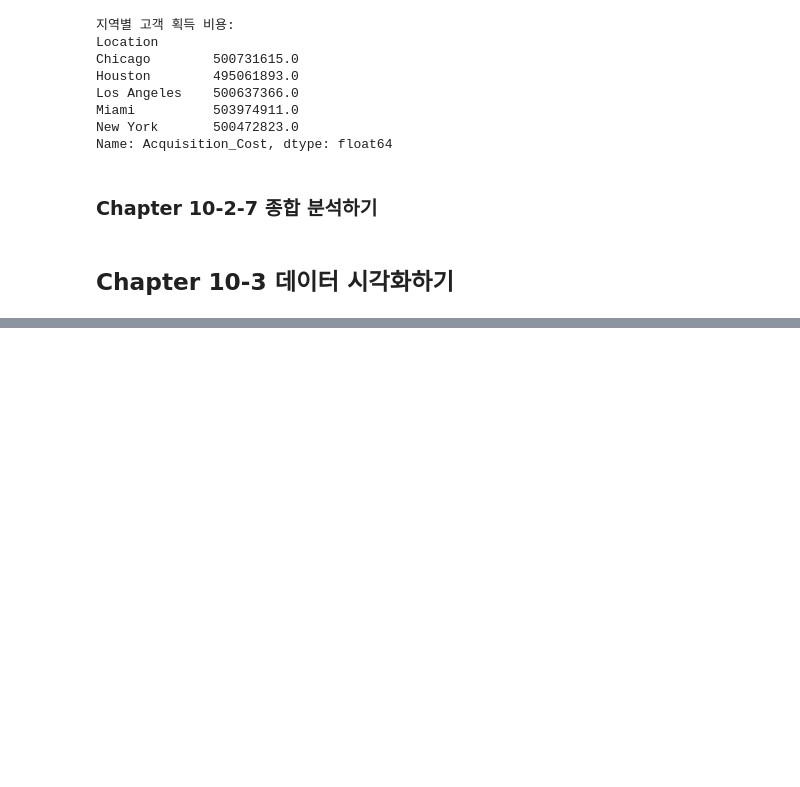
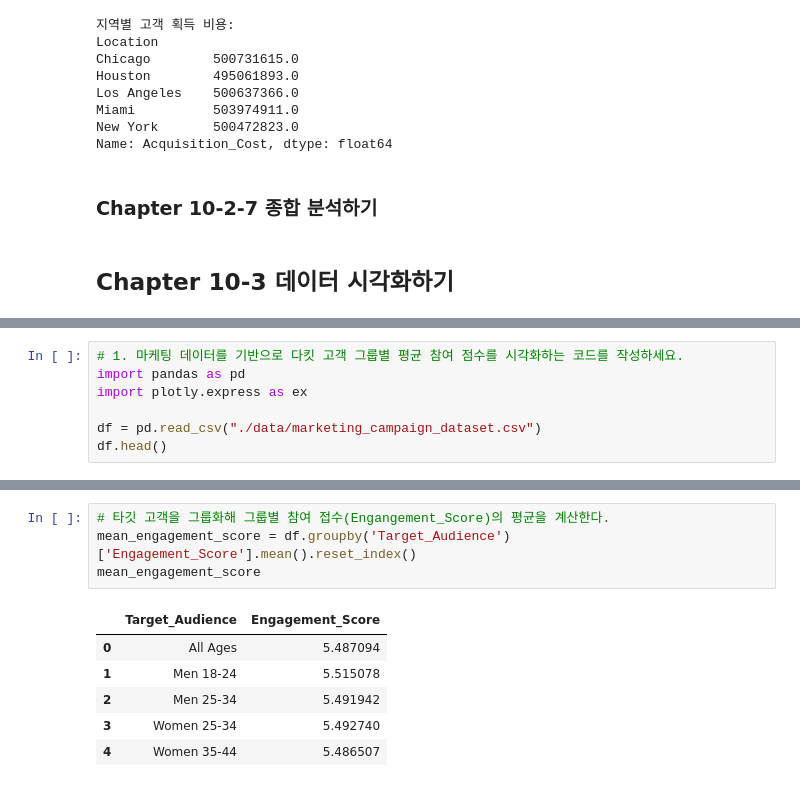
Before and after one commit to redinbluesky/fun-coding-python-data-analysis, a Jupyter notebook: 10-마케팅_데이터_분석하기.ipynb, the cells around one changed output, grey strips where cells are left out. Drawn from its saved outputs; the diff is of its cells as text; blank space fills up the shorter version.

```diff
--- a/10-마케팅_데이터_분석하기.ipynb
+++ b/10-마케팅_데이터_분석하기.ipynb
@@ -217,0 +345,7 @@ Name: Acquisition_Cost, dtype: float64
+# %%
+# 1. 마케팅 데이터를 기반으로 다킷 고객 그룹별 평균 참여 점수를 시각화하는 코드를 작성하세요.
+import pandas as pd
+import plotly.express as ex
+
+df = pd.read_csv("./data/marketing_campaign_dataset.csv")
+df.head()
@@ -217,0 +359,11 @@ Name: Acquisition_Cost, dtype: float64
+# %%
+# 타깃 고객을 그룹화해 그룹별 참여 접수(Engangement_Score)의 평균을 계산한다.
+mean_engagement_score = df.groupby('Target_Audience')['Engagement_Score'].mean().reset_index()
+mean_engagement_score
+# %% [output]
+|  | Target_Audience | Engagement_Score |
+| 0 | All Ages | 5.487094 |
+| 1 | Men 18-24 | 5.515078 |
+| 2 | Men 25-34 | 5.491942 |
+| 3 | Women 25-34 | 5.492740 |
+| 4 | Women 35-44 | 5.486507 |
```
Also changed, not shown: parts of 18 cells of this notebook.
